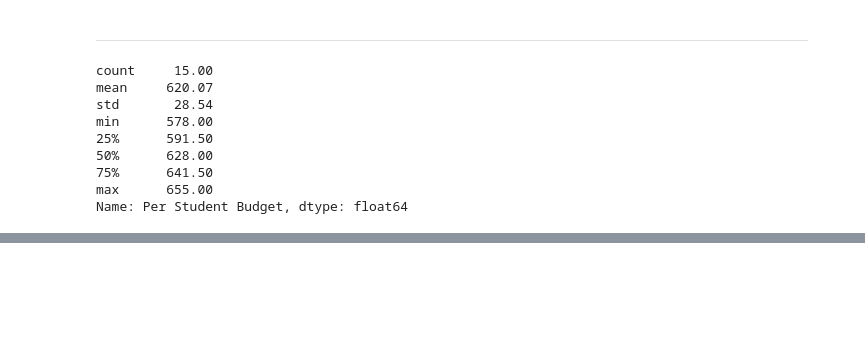
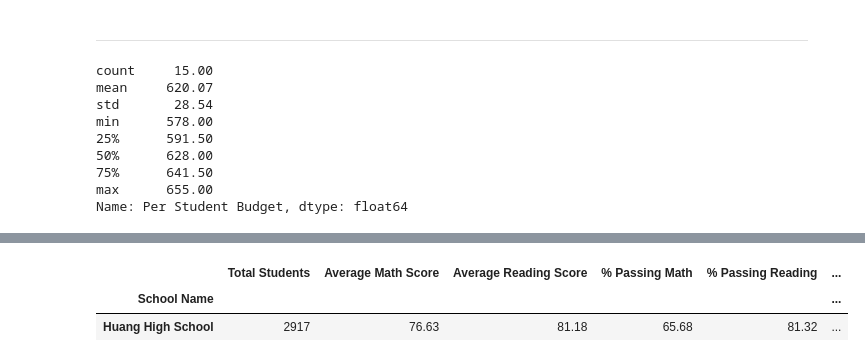
Before and after one commit to dianaagustinaf/pandas-challenge, a Jupyter notebook: PyCitySchools/analysisPyCitySchools.ipynb, the cells around one changed output, grey strips where cells are left out. Saved outputs shown, nothing was run; the diff lists cells and outputs as text; code cells hidden in the pictures; blank space fills up the shorter version.

```diff
--- a/PyCitySchools/analysisPyCitySchools.ipynb
+++ b/PyCitySchools/analysisPyCitySchools.ipynb
@@ -480,0 +536,9 @@ school_summary_high
+# %%
+sch_size_scores = pd.DataFrame(
+    school_summary[["Total Students","Average Math Score","Average Reading Score",
+                    "% Passing Math","% Passing Reading","% Overall Passing"]])
+sch_size_scores.head(1)
+# %% [output]
+|  | Total Students | Average Math Score | Average Reading Score | % Passing Math | % Passing Reading | ... |
+| School Name |  |  |  |  |  | ... |
+| Huang High School | 2917 | 76.63 | 81.18 | 65.68 | 81.32 | ... |
```
Also changed, not shown: parts of 22 cells of this notebook.
